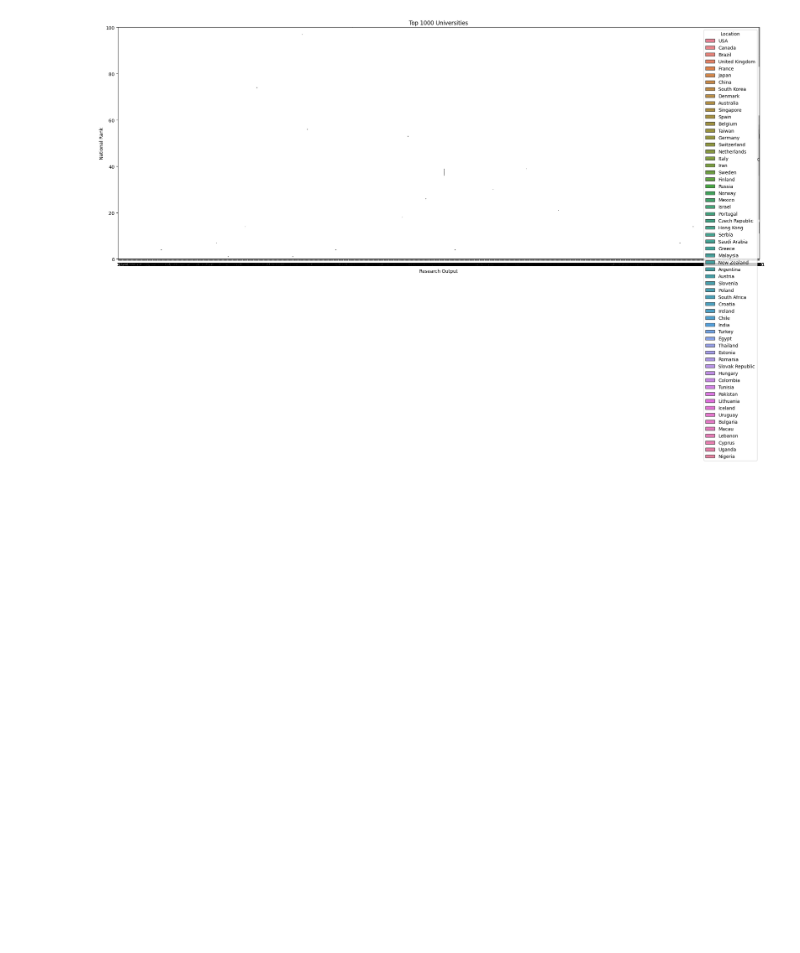
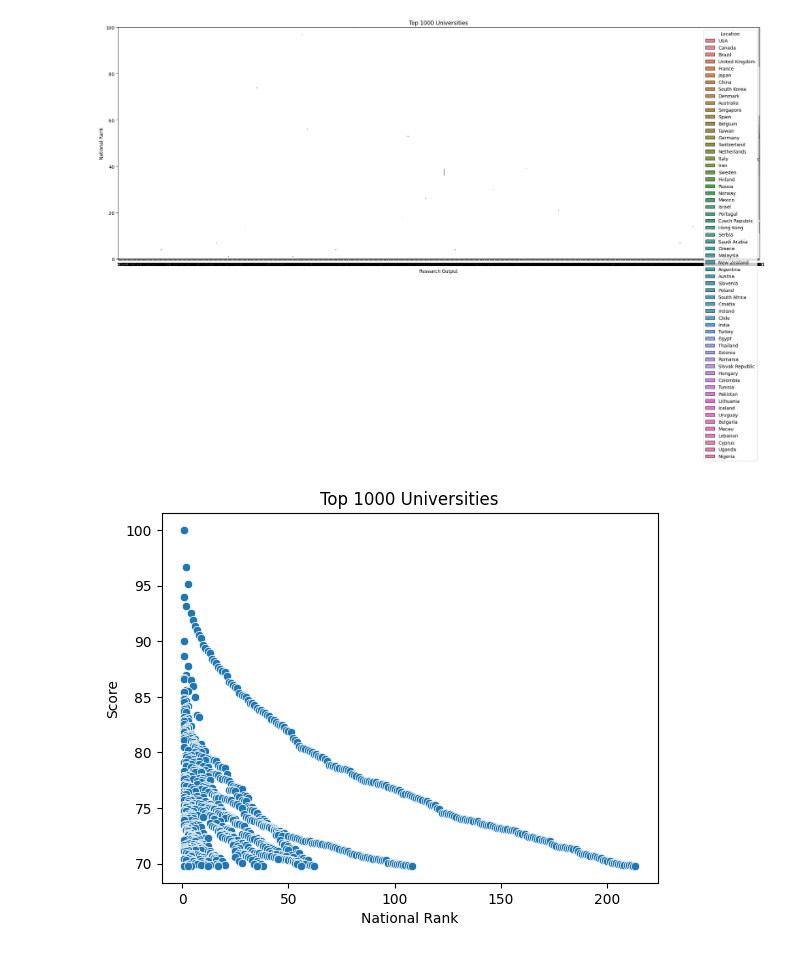
Before and after one commit to Fahin2000/Data-110, a Jupyter notebook: Project_3_Data_201.ipynb, the cells around one changed output. Cells and saved outputs as stored; diff of their text form; code cells hidden in the pictures; blank space fills up the shorter version.

```diff
--- a/Project_3_Data_201.ipynb
+++ b/Project_3_Data_201.ipynb
@@ -131,3 +131,11 @@ plt.ylim(0,100)
 plt.show()
 # %% [output]
 [figure]
+# %%
+sns.scatterplot(x=df['National Rank'], y=df['Score'])
+plt.xlabel("National Rank")
+plt.ylabel("Score")
+plt.title("Top 1000 Universities")
+plt.show()
+# %% [output]
+[figure, added]
```
